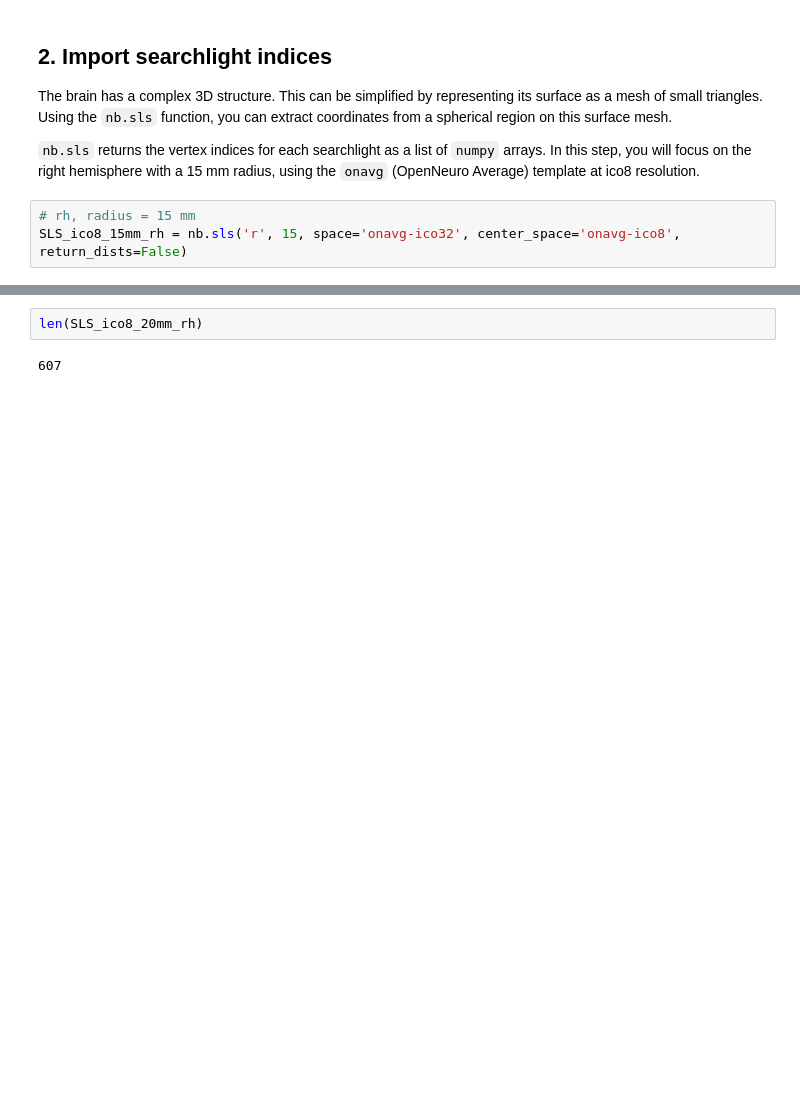
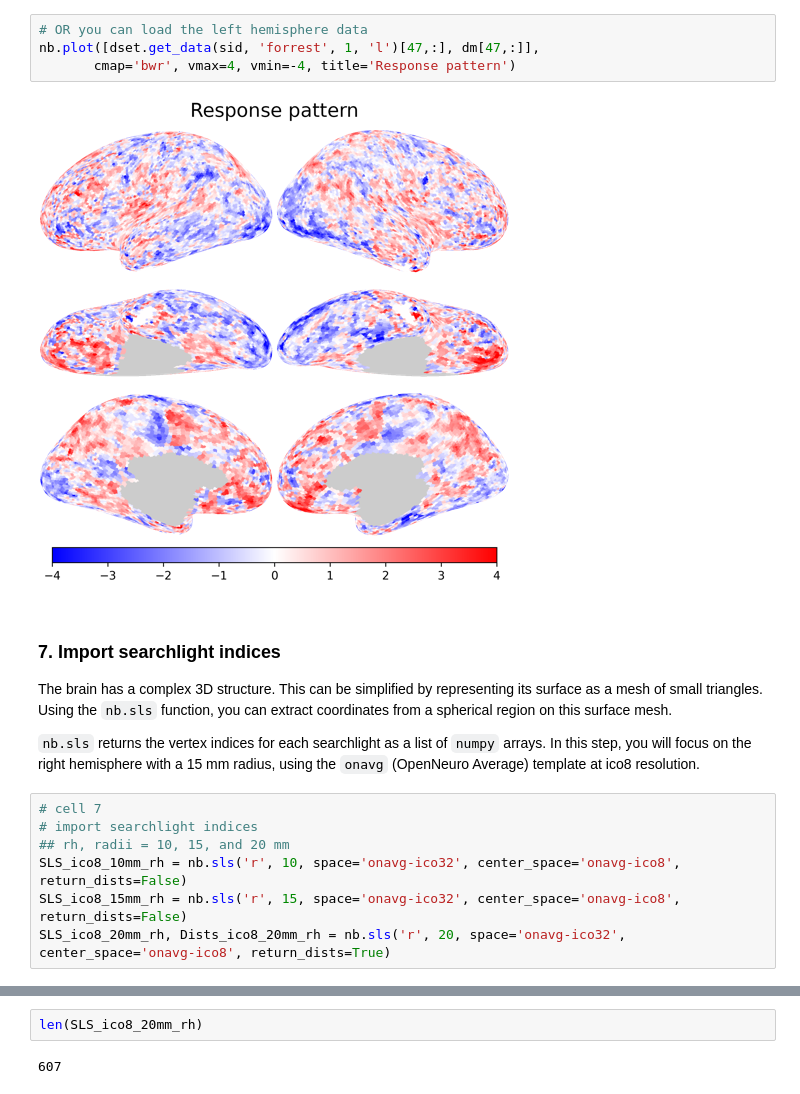
Before and after one commit to eunhyechoe/psyc60, a Jupyter notebook: 1_data_visualization.ipynb, the cells around one changed output, grey strips where cells are left out. Saved outputs shown, nothing was run; the diff lists cells and outputs as text; blank space fills up the shorter version.

```diff
--- a/1_data_visualization.ipynb
+++ b/1_data_visualization.ipynb
@@ -42,12 +114,22 @@ import neuroboros as nb
+# %%
+# OR you can load the left hemisphere data
+nb.plot([dset.get_data(sid, 'forrest', 1, 'l')[47,:], dm[47,:]],
+       cmap='bwr', vmax=4, vmin=-4, title='Response pattern')
+# %% [output]
+[figure, added]
 # %% [markdown]
-## 2. Import searchlight indices
+### 7. Import searchlight indices
 
 The brain has a complex 3D structure. This can be simplified by representing its surface as a mesh of small triangles. Using the `nb.sls` function, you can extract coordinates from a spherical region on this surface mesh.
 
 `nb.sls` returns the vertex indices for each searchlight as a list of `numpy` arrays. In this step, you will focus on the right hemisphere with a 15 mm radius, using the `onavg` (OpenNeuro Average) template at ico8 resolution.
 # %%
-# rh, radius = 15 mm
+# cell 7
+# import searchlight indices
+## rh, radii = 10, 15, and 20 mm
+SLS_ico8_10mm_rh = nb.sls('r', 10, space='onavg-ico32', center_space='onavg-ico8', return_dists=False)
 SLS_ico8_15mm_rh = nb.sls('r', 15, space='onavg-ico32', center_space='onavg-ico8', return_dists=False)
+SLS_ico8_20mm_rh, Dists_ico8_20mm_rh = nb.sls('r', 20, space='onavg-ico32', center_space='onavg-ico8', return_dists=True)
 # %%
 SLS_ico8_15mm_rh[0]
 # %% [output]
```
Also changed, not shown: parts of 40 cells of this notebook.
